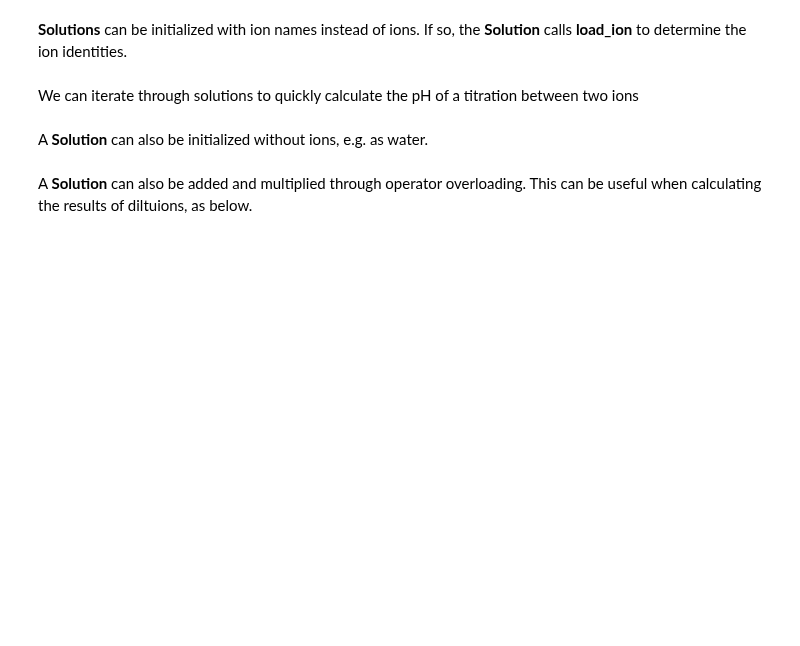
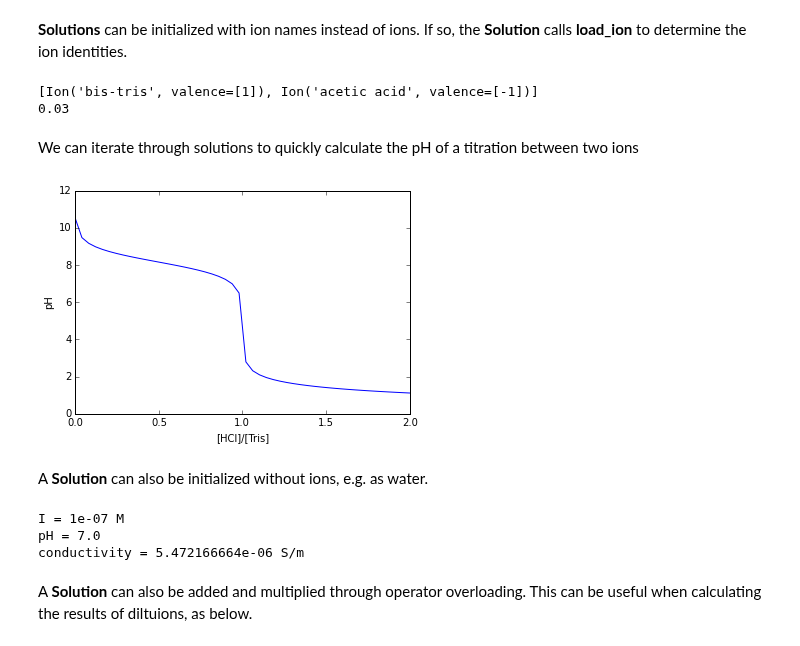
Before and after one commit to lewisamarshall/ionize, a Jupyter notebook: tutorial.ipynb, the cells around one changed output. Cells and saved outputs as stored; diff of their text form; code cells hidden in the pictures; blank space fills up the shorter version.

```diff
--- a/tutorial.ipynb
+++ b/tutorial.ipynb
@@ -160,25 +147,34 @@ IndexError: list assignment index out of range
 **Solutions** can be initialized with ion names instead of ions. If so, the **Solution** calls **load_ion** to determine the ion identities.
 # %%
 print ionize.Solution(['bis-tris', 'acetic acid'], [0.1, 0.03]).ions
-print ionize.Solution(['bis-tris', 'acetic acid'], [0.1, 0.03]).get_concentration(ionize.load_ion('acetic acid'))
+print ionize.Solution(['bis-tris', 'acetic acid'], [0.1, 0.03]).concentration(ionize.load_ion('acetic acid'))
+# %% [output]
+[Ion('bis-tris', valence=[1]), Ion('acetic acid', valence=[-1])]
+0.03
 # %% [markdown]
 We can iterate through solutions to quickly calculate the pH of a titration between two ions
 # %%
 c_tris = 0.1
 c_hcl = numpy.linspace(0.0, 0.2, 50)
-t_pH = [ionize.Solution(['tris', 'hydrochloric acid'], [c_tris, c_h], T=25).pH for c_h in c_hcl]
+t_pH = [ionize.Solution(['tris', 'hydrochloric acid'], [c_tris, c_h], temperature=25).pH for c_h in c_hcl]
 
 plot(c_hcl/c_tris, t_pH)
 xlabel('[HCl]/[Tris]')
 ylabel('pH')
 show()
+# %% [output]
+[figure, added]
 # %% [markdown]
 A **Solution** can also be initialized without ions, e.g. as water.
 # %%
 water = ionize.Solution()
-print 'I =', water.I, 'M'
+print 'I =', water.ionic_strength, 'M'
 print 'pH =', water.pH
 print 'conductivity =', water.conductivity(), 'S/m'
+# %% [output]
+I = 1e-07 M
+pH = 7.0
+conductivity = 5.472166664e-06 S/m
 # %% [markdown]
 A **Solution** can also be added and multiplied through operator overloading. This can be useful when calculating the results of diltuions, as below.
 # %%
```
Also changed, not shown: parts of 4 cells of this notebook, 3 other files.
